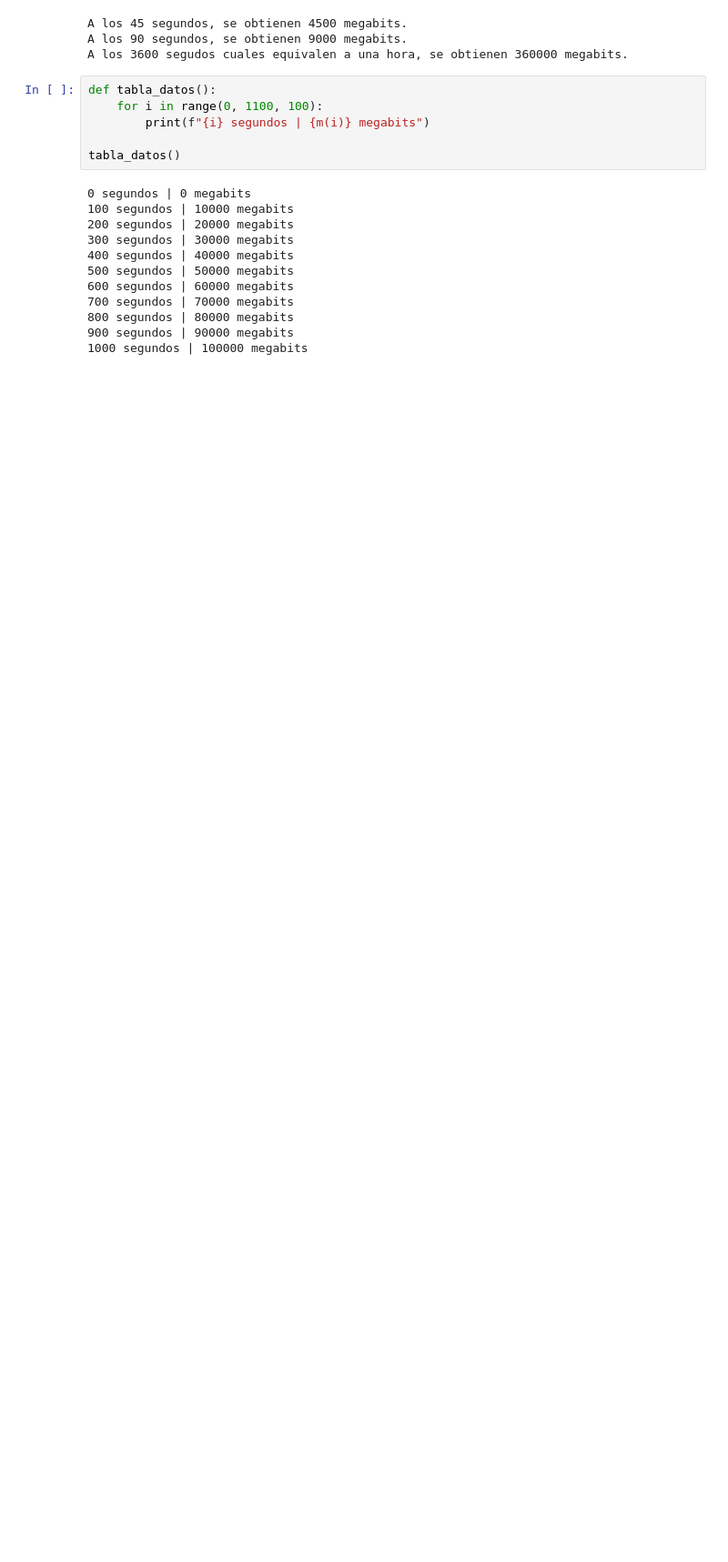
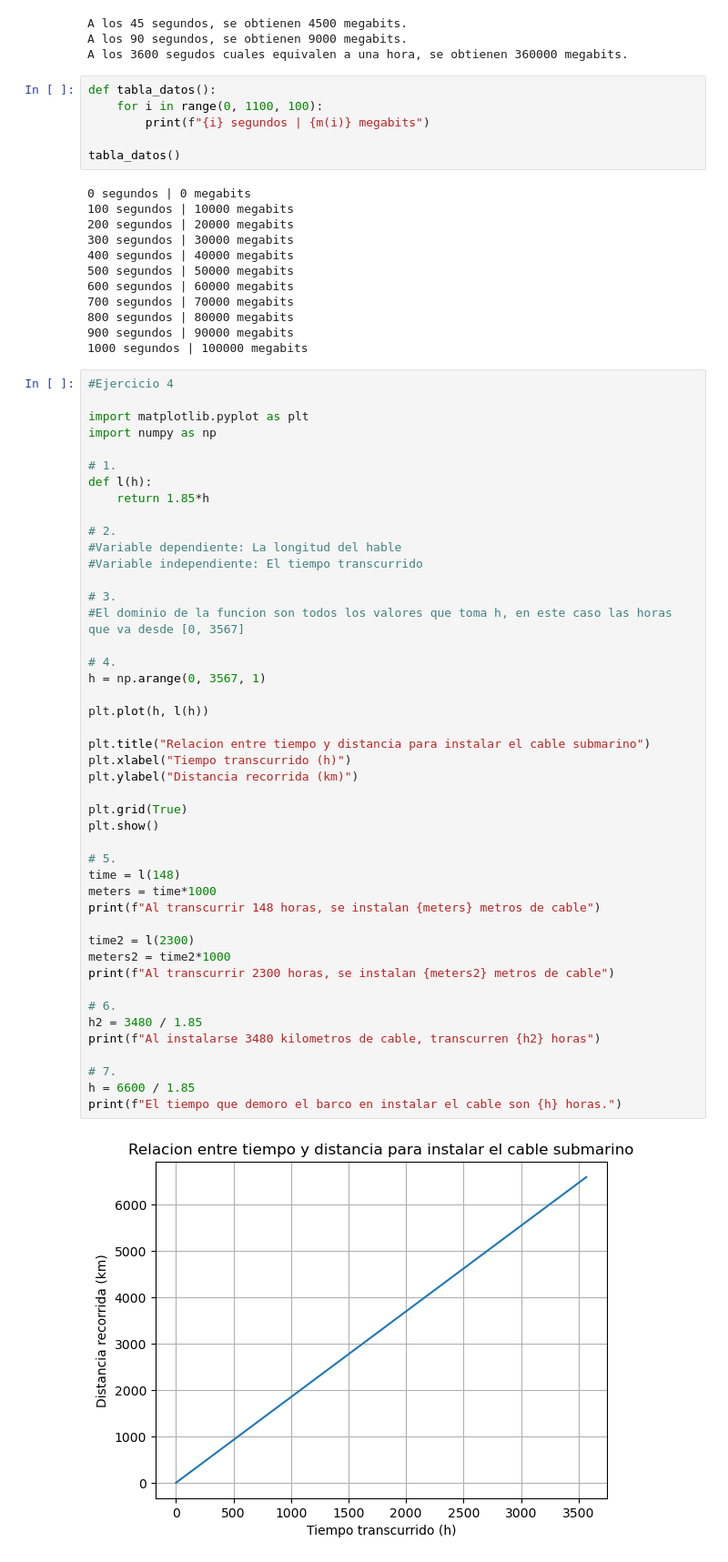
Before and after one commit to kak001/Jupyter, a Jupyter notebook: Funciones + Ejercicio Guia 1.ipynb, the cells around one changed output. Shown at 91% size. Drawn from its saved outputs; the diff is of its cells as text; blank space fills up the shorter version.

```diff
--- a/Funciones + Ejercicio Guia 1.ipynb
+++ b/Funciones + Ejercicio Guia 1.ipynb
@@ -56,3 +56,50 @@ tabla_datos()
 800 segundos | 80000 megabits
 900 segundos | 90000 megabits
 1000 segundos | 100000 megabits
+# %%
+#Ejercicio 4
+
+import matplotlib.pyplot as plt
+import numpy as np
+
+# 1.
+def l(h):
+    return 1.85*h
+
+# 2.
+#Variable dependiente: La longitud del hable
+#Variable independiente: El tiempo transcurrido
+
+# 3.
+#El dominio de la funcion son todos los valores que toma h, en este caso las horas que va desde [0, 3567]
+
+# 4.
+h = np.arange(0, 3567, 1)
+
+plt.plot(h, l(h))
+
+plt.title("Relacion entre tiempo y distancia para instalar el cable submarino")
+plt.xlabel("Tiempo transcurrido (h)")
+plt.ylabel("Distancia recorrida (km)")
+
+plt.grid(True)
+plt.show()
+
+# 5.
+time = l(148)
+meters = time*1000
+print(f"Al transcurrir 148 horas, se instalan {meters} metros de cable")
+
+time2 = l(2300)
+meters2 = time2*1000
+print(f"Al transcurrir 2300 horas, se instalan {meters2} metros de cable")
+
+# 6.
+h2 = 3480 / 1.85
+print(f"Al instalarse 3480 kilometros de cable, transcurren {h2} horas")
+
+# 7.
+h = 6600 / 1.85
+print(f"El tiempo que demoro el barco en instalar el cable son {h} horas.")
+# %% [output]
+[figure, added]
```
Also changed, not shown: parts of 4 cells of this notebook.
